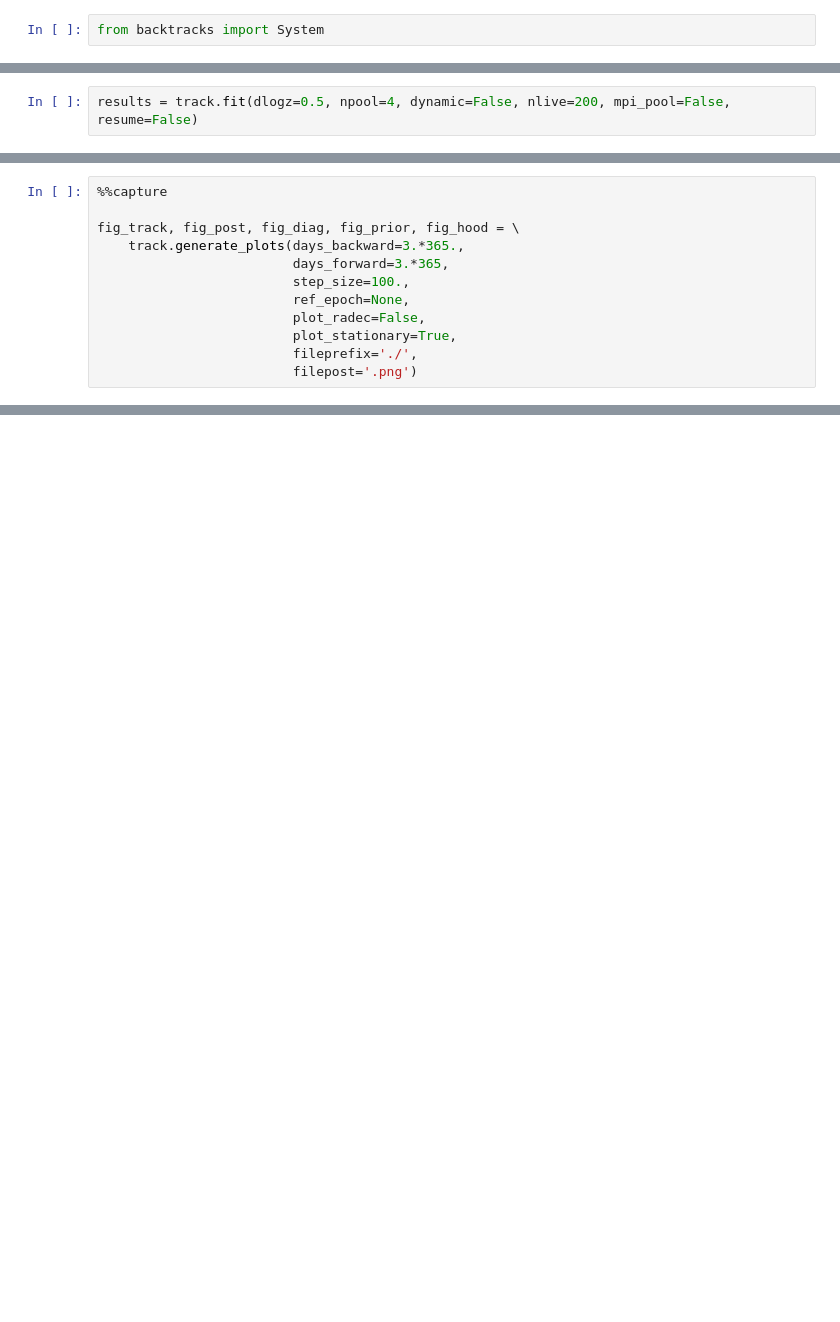
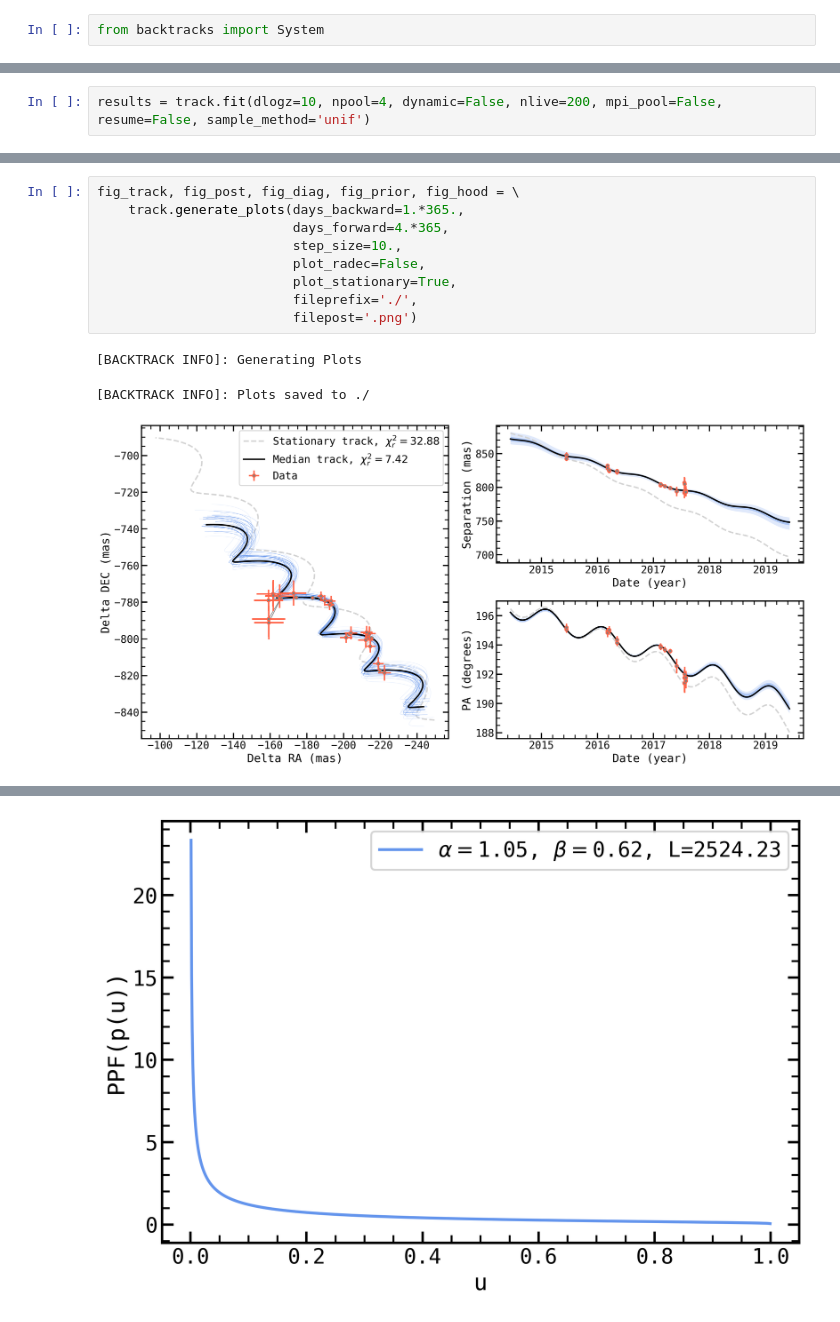
Before and after one commit to wbalmer/backtracks, a Jupyter notebook: docs/tutorial.ipynb, the cells around one changed output, grey strips where cells are left out. Drawn from its saved outputs; the diff is of its cells as text; blank space fills up the shorter version.

```diff
--- a/docs/tutorial.ipynb
+++ b/docs/tutorial.ipynb
@@ -37,3 +79,3 @@ INFO: Query finished. [astroquery.utils.tap.core]
 # %%
-results = track.fit(dlogz=0.5, npool=4, dynamic=False, nlive=200, mpi_pool=False, resume=False)
+results = track.fit(dlogz=10, npool=4, dynamic=False, nlive=200, mpi_pool=False, resume=False, sample_method='unif')
 # %% [output]
@@ -46,12 +98,13 @@ track.load_results(fileprefix='./')
 # %%
-%%capture
-
 fig_track, fig_post, fig_diag, fig_prior, fig_hood = \
-    track.generate_plots(days_backward=3.*365.,
-                         days_forward=3.*365,
-                         step_size=100.,
-                         ref_epoch=None,
+    track.generate_plots(days_backward=1.*365.,
+                         days_forward=4.*365,
+                         step_size=10.,
                          plot_radec=False,
                          plot_stationary=True,
                          fileprefix='./',
                          filepost='.png')
+# %% [output]
+[BACKTRACK INFO]: Generating Plots
+[BACKTRACK INFO]: Plots saved to ./
+[figure, added]
@@ -57,0 +113 @@ fig_track, fig_post, fig_diag, fig_prior, fig_hood = \
+[figure, added]
```
Also changed, not shown: parts of 18 cells of this notebook.
